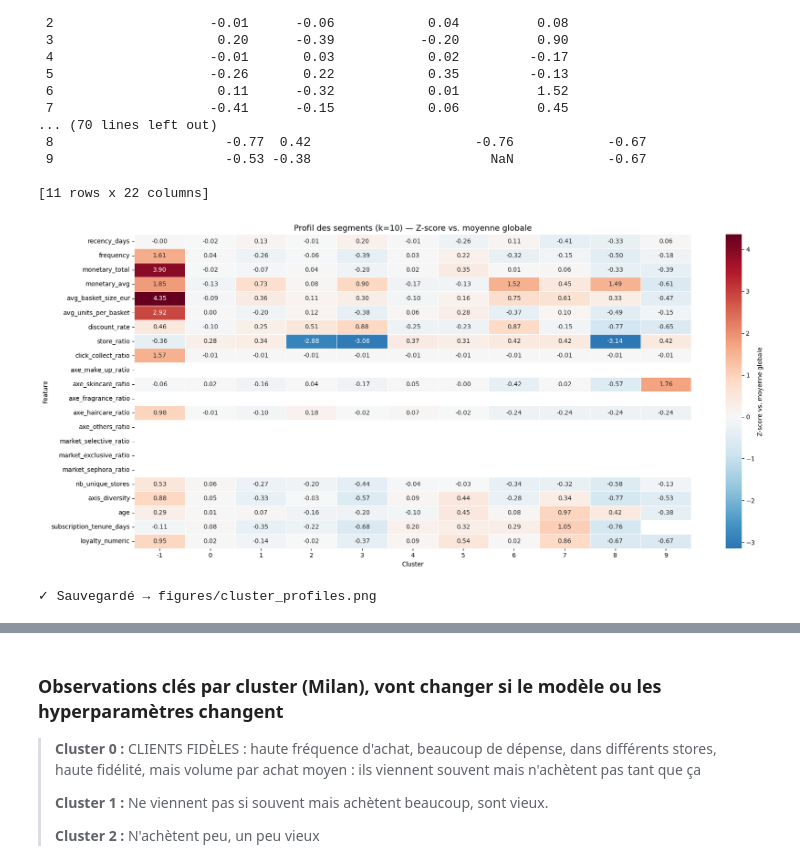
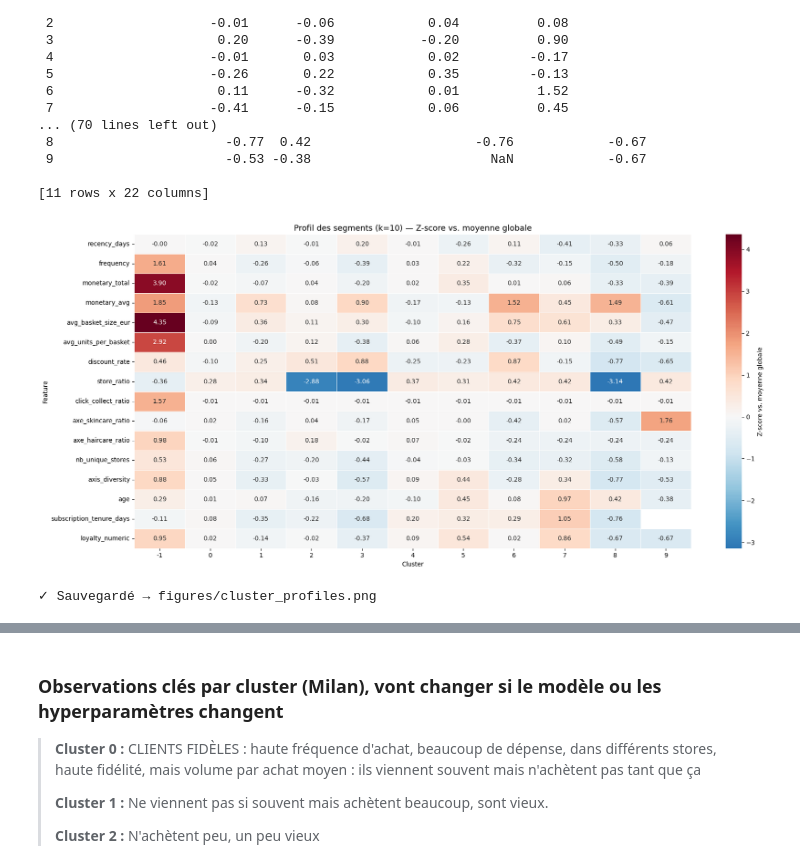
Before and after one commit to milansecondaire/Sephora, a Jupyter notebook: 02_clustering_no_mlflow.ipynb, the cells around one changed output, grey strips where cells are left out. Drawn from its saved outputs; the diff is of its cells as text; code cells hidden in the pictures.

```diff
--- a/02_clustering_no_mlflow.ipynb
+++ b/02_clustering_no_mlflow.ipynb
@@ -745,9 +743,9 @@ print("   Identifier le coude de la courbe pour choisir eps")
 from src.clustering import run_dbscan
 
 # Initial eps — adjust after inspecting k-distance graph elbow
-eps_chosen = 6.0
+eps_chosen = 2.2
 
-labels_dbscan, dbscan_model = run_dbscan(X_scaled, eps=eps_chosen, min_samples=5)
+labels_dbscan, dbscan_model = run_dbscan(X_scaled, eps=eps_chosen, min_samples=100)
 df_customers["dbscan_label"] = labels_dbscan
 
 mask_db = labels_dbscan != -1
@@ -808,7 +806,7 @@ print(f"📊 DBSCAN Metrics (non-noise points only, n={mask_db.sum():,}):")
 print(f"   Silhouette       = {sil_db:.4f}" if not np.isnan(sil_db) else "   Silhouette       = NaN")
 print(f"   Davies-Bouldin   = {db_db:.4f}" if not np.isnan(db_db) else "   Davies-Bouldin   = NaN")
 print(f"   Calinski-Harabasz = {ch_db:.1f}" if not np.isnan(ch_db) else "   Calinski-Harabasz = NaN")
-
+comparison_results=[]
 # Append to comparison_results (AC-7)
 comparison_results.append({
     "algorithm": "DBSCAN",
@@ -830,4 +828,11 @@ print(f"\n✅ DBSCAN ajouté à comparison_results ({len(comparison_results)} en
 # %%
+import umap
+
+print("Calcul UMAP (2 composantes) sur X_scaled…")
+reducer = umap.UMAP(n_components=2, random_state=RANDOM_STATE, n_neighbors=30, min_dist=0.1)
+X_umap = reducer.fit_transform(X_scaled)
+
+
 # --- US-4.8 Task 6: UMAP scatter plot ---
 fig, ax = plt.subplots(figsize=(10, 7))
 cmap = plt.cm.tab10
@@ -980,19 +983,22 @@ final_cluster
 
 [11 rows x 22 columns]
 # %%
+
 # Heatmap des profils
 zscore_plot = zscore_df.drop(index=[c for c in CLUSTERS_TO_HIDE if c in zscore_df.index])
+# Supprimer les features sans aucune valeur (lignes vides dans le heatmap)
+zscore_plot = zscore_plot.dropna(axis=1, how="all")
 
 fig, ax = plt.subplots(figsize=(18, 8))
 sns.heatmap(zscore_plot.T, annot=True, fmt=".2f", cmap="RdBu_r", center=0, ax=ax,
             linewidths=0.5, cbar_kws={"label": "Z-score vs. moyenne globale"})
 hidden_msg = f" — clusters masqués : {CLUSTERS_TO_HIDE}" if CLUSTERS_TO_HIDE else ""
 ax.set_title(f"Profil des segments (k={k_optimal}){hidden_msg} — Z-score vs. moyenne globale", fontsize=13)
 ax.set_xlabel("Cluster"); ax.set_ylabel("Feature")
 fig.tight_layout()
 fig.savefig("figures/cluster_profiles.png", dpi=150)
 plt.show(); plt.close(fig)
 print("✓ Sauvegardé → figures/cluster_profiles.png")
 # %% [output]
-[figure, old version]
+[figure, new version]
 ✓ Sauvegardé → figures/cluster_profiles.png
```
Also changed, not shown: parts of 7 cells of this notebook, 6 other files.
